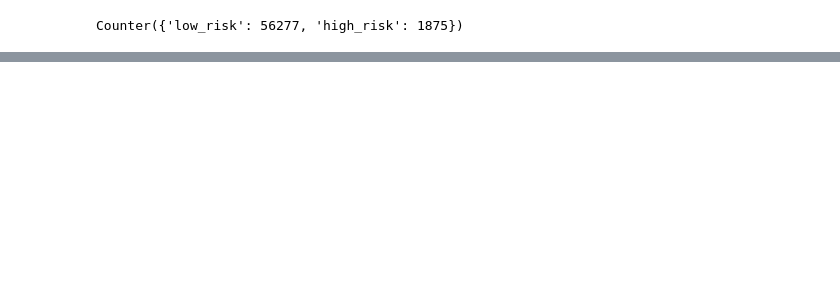
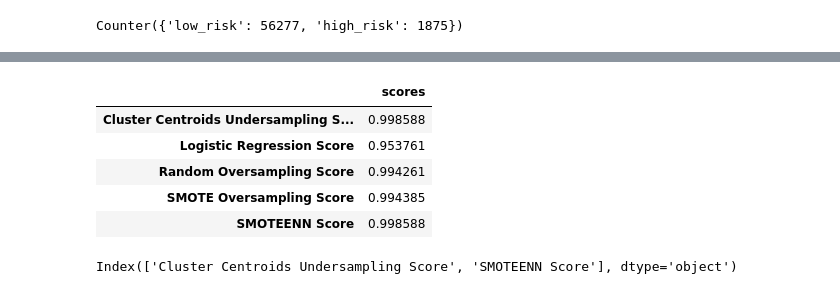
Before and after one commit to mmsaki/credit-risks-ml, a Jupyter notebook: Starter_Code/credit_risk_resampling.ipynb, the cells around one changed output, grey strips where cells are left out. Saved outputs shown, nothing was run; the diff lists cells and outputs as text; code cells hidden in the pictures; blank space fills up the shorter version.

```diff
--- a/Starter_Code/credit_risk_resampling.ipynb
+++ b/Starter_Code/credit_risk_resampling.ipynb
@@ -389,0 +257,7 @@ Index(['smoteenn_score'], dtype='object')
+# %%
+# Resample the training data with SMOTEENN
+SMOTEENN_model = SMOTEENN(random_state = 1)
+X_resampled, y_resampled = SMOTEENN_model.fit_resample(X_train, y_train)
+
+# View the count of target classes with Counter
+Counter(y_resampled)
@@ -389,0 +266,4 @@ Index(['smoteenn_score'], dtype='object')
+# %%
+# Train the Logistic Regression model using the resampled data
+SMOTEENN_model = LogisticRegression(solver = 'lbfgs', random_state = 1)
+SMOTEENN_model.fit(X_resampled, y_resampled)
@@ -389,0 +272,4 @@ Index(['smoteenn_score'], dtype='object')
+# %%
+# Display the confusion matrix
+y_pred_SMOTEENN = SMOTEENN_model.predict(X_resampled)
+confusion_matrix(y_resampled, y_pred_SMOTEENN)
@@ -389,0 +279,4 @@ Index(['smoteenn_score'], dtype='object')
+# %%
+# Calculate the balanced accuracy score
+SMOTEENN_score = balanced_accuracy_score(y_resampled, y_pred_SMOTEENN)
+SMOTEENN_score
@@ -389,0 +309,27 @@ Index(['smoteenn_score'], dtype='object')
+# %%
+# Create DataFrame for accuracy scores
+scores = {
+    "scores": {
+    "Logistic Regression Score": lrg_score,
+    "Random Oversampling Score": ros_score,
+    "SMOTE Oversampling Score": SMOTE_score,
+    "Cluster Centroids Undersampling Score": cc_score,
+    "SMOTEENN Score": SMOTEENN_score
+    }
+}
+scores = pd.DataFrame(scores)
+
+# View dataframe
+scores
+# %% [output]
+|  | scores |
+| Cluster Centroids Undersampling S... | 0.998588 |
+| Logistic Regression Score | 0.953761 |
+| Random Oversampling Score | 0.994261 |
+| SMOTE Oversampling Score | 0.994385 |
+| SMOTEENN Score | 0.998588 |
+# %%
+# Get index for Max score
+scores.index[scores["scores"] == scores["scores"].max()]
+# %% [output]
+Index(['Cluster Centroids Undersampling Score', 'SMOTEENN Score'], dtype='object')
```
Also changed, not shown: parts of 57 cells of this notebook.
